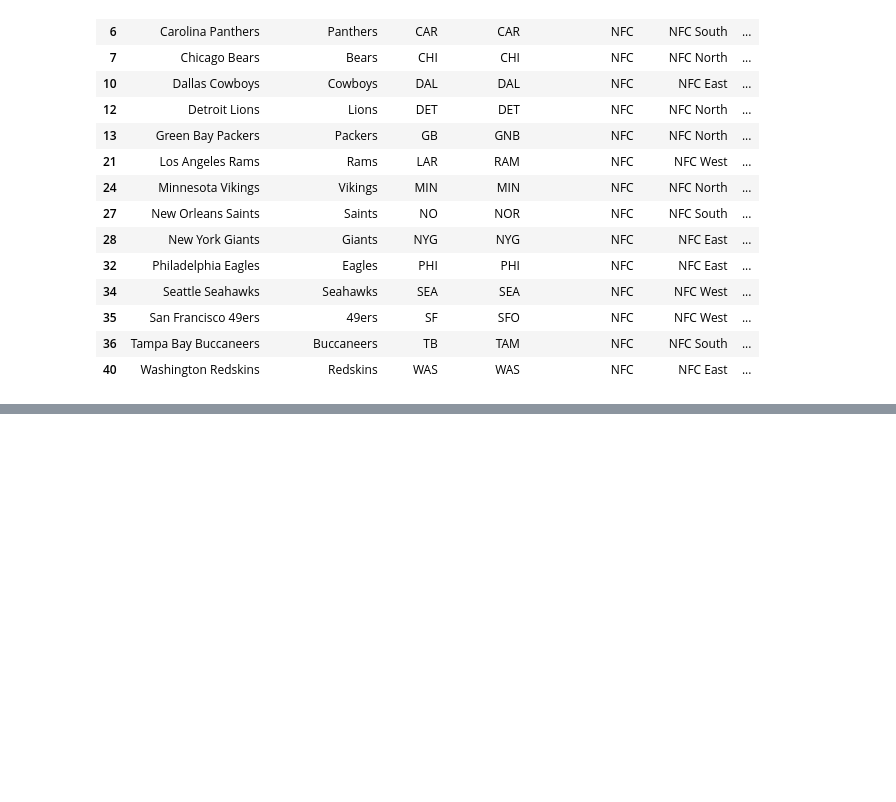
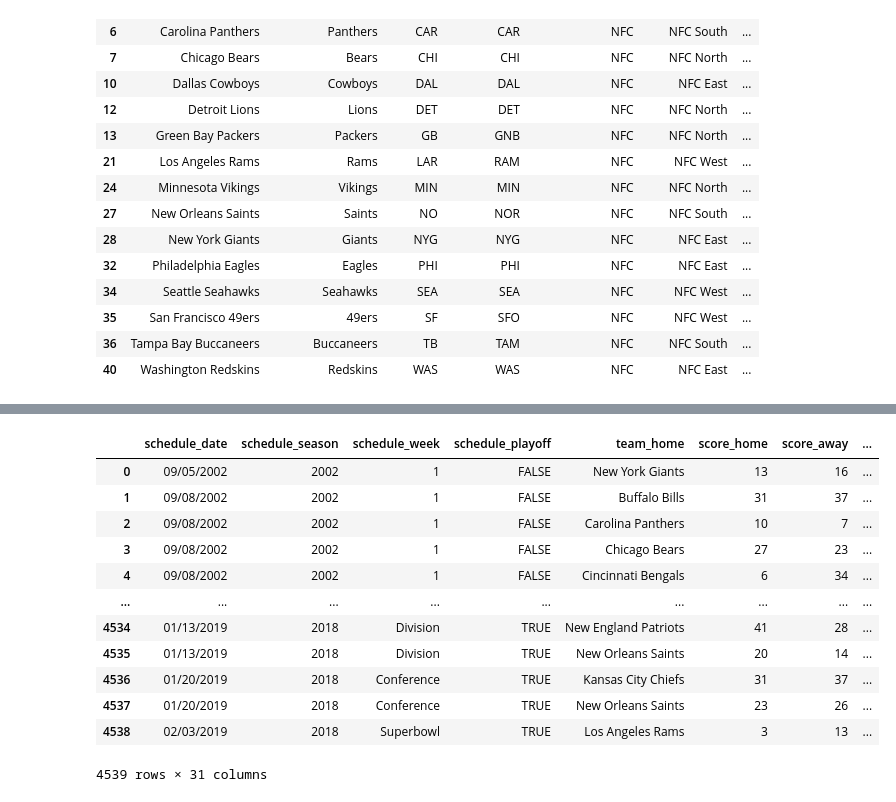
Before and after one commit to potterc22/Project1_TeamB, a Jupyter notebook: startercode.ipynb, the cells around one changed output, grey strips where cells are left out. Cells and saved outputs as stored; diff of their text form; code cells hidden in the pictures; blank space fills up the shorter version.

```diff
--- a/startercode.ipynb
+++ b/startercode.ipynb
@@ -219,0 +226,17 @@ scores_stadium_merged.head()
+# %%
+merged_2002_2018 = pd.merge(scores_2002_2018, stadium_df, on='stadium_name',how='left')
+merged_2002_2018
+# %% [output]
+|  | schedule_date | schedule_season | schedule_week | schedule_playoff | team_home | score_home | score_away | ... |
+| 0 | 09/05/2002 | 2002 | 1 | FALSE | New York Giants | 13 | 16 | ... |
+| 1 | 09/08/2002 | 2002 | 1 | FALSE | Buffalo Bills | 31 | 37 | ... |
+| 2 | 09/08/2002 | 2002 | 1 | FALSE | Carolina Panthers | 10 | 7 | ... |
+| 3 | 09/08/2002 | 2002 | 1 | FALSE | Chicago Bears | 27 | 23 | ... |
+| 4 | 09/08/2002 | 2002 | 1 | FALSE | Cincinnati Bengals | 6 | 34 | ... |
+| ... | ... | ... | ... | ... | ... | ... | ... | ... |
+| 4534 | 01/13/2019 | 2018 | Division | TRUE | New England Patriots | 41 | 28 | ... |
+| 4535 | 01/13/2019 | 2018 | Division | TRUE | New Orleans Saints | 20 | 14 | ... |
+| 4536 | 01/20/2019 | 2018 | Conference | TRUE | Kansas City Chiefs | 31 | 37 | ... |
+| 4537 | 01/20/2019 | 2018 | Conference | TRUE | New Orleans Saints | 23 | 26 | ... |
+| 4538 | 02/03/2019 | 2018 | Superbowl | TRUE | Los Angeles Rams | 3 | 13 | ... |
+4539 rows × 31 columns
```
Also changed, not shown: parts of 4 cells of this notebook.
